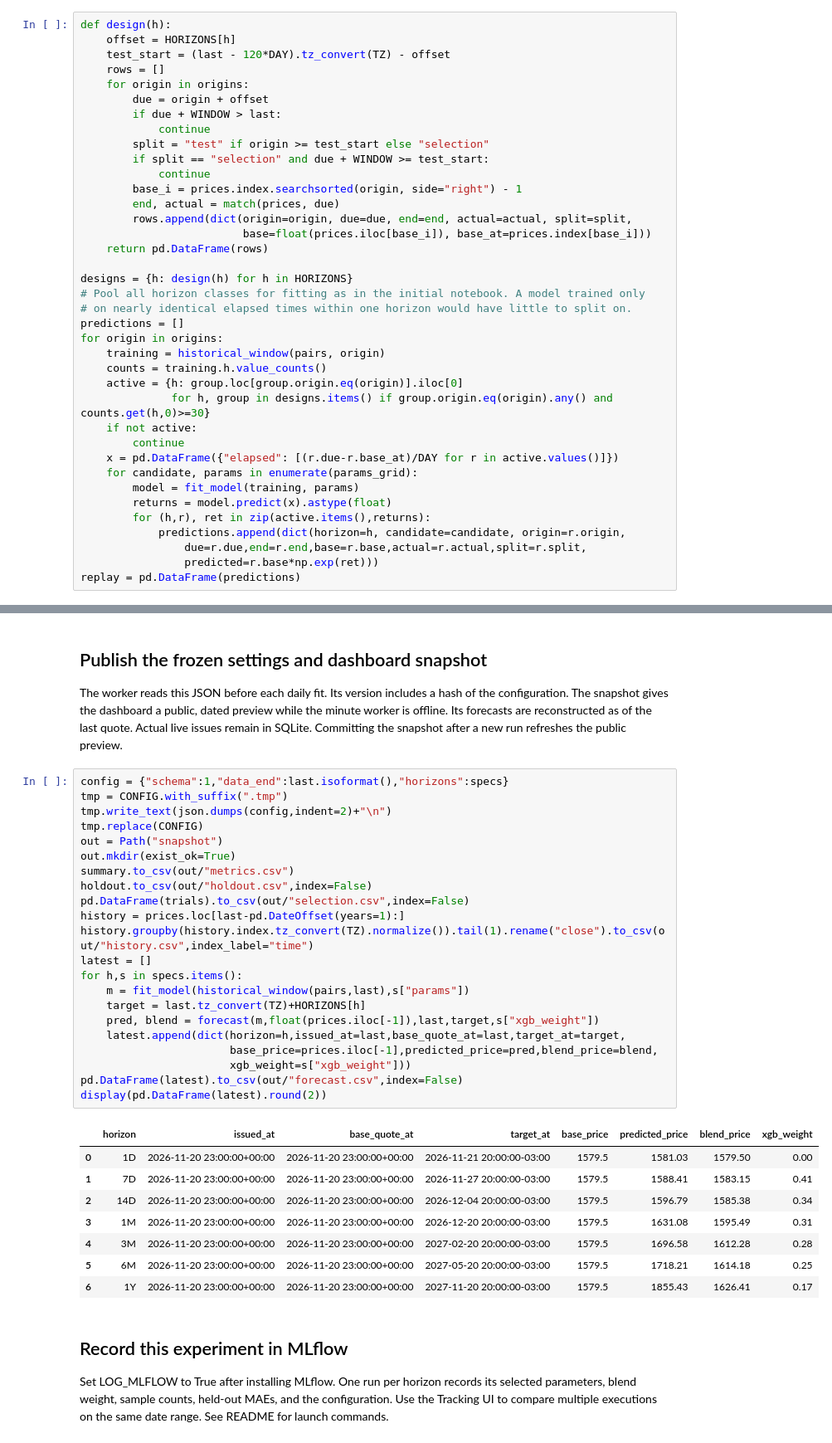
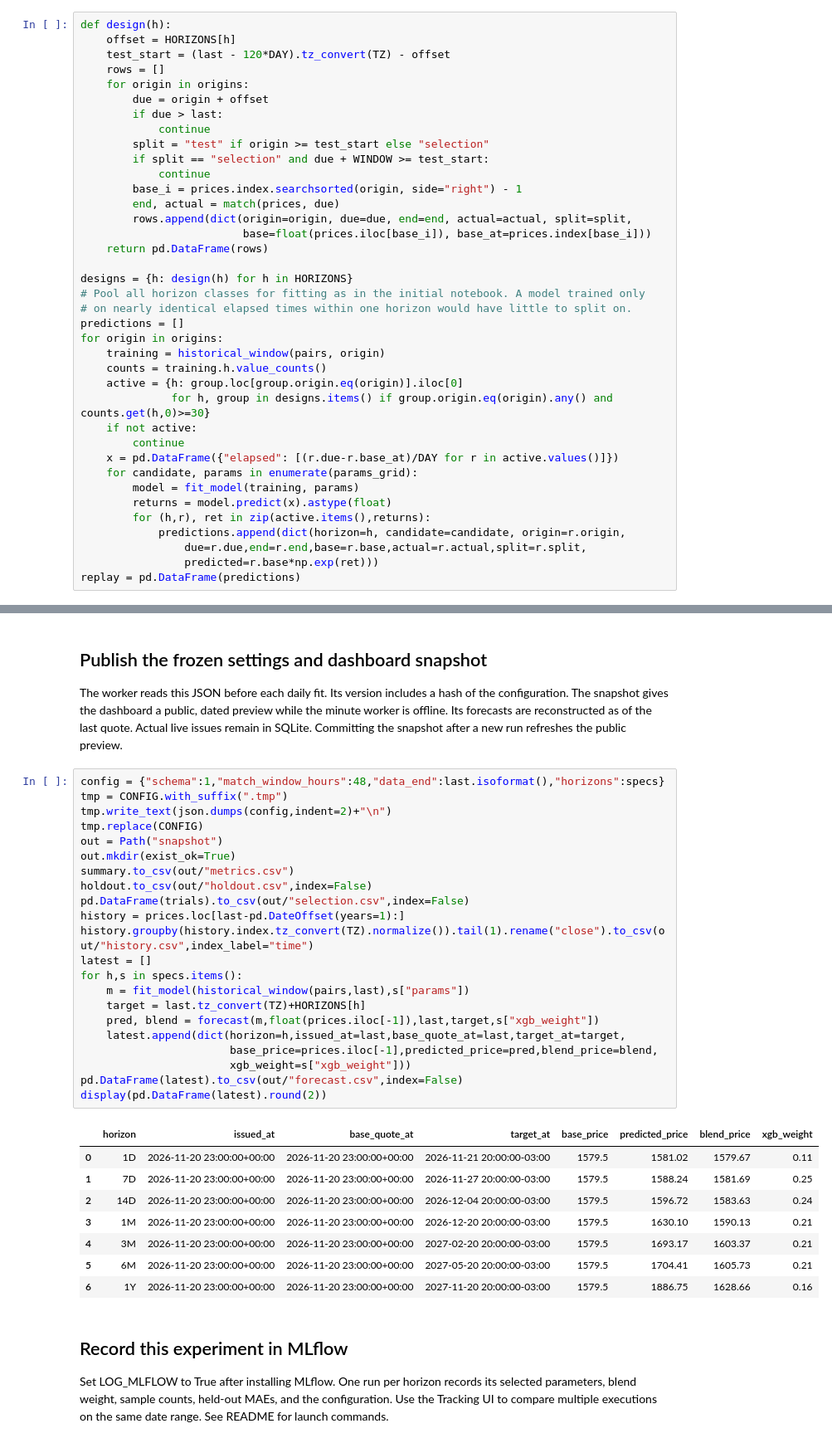
Before and after one commit to floregrin/usd-ars-forecast, a Jupyter notebook: USD_ARS_Final.ipynb, the cells around one changed output, grey strips where cells are left out. Shown at 83% size. Drawn from its saved outputs; the diff is of its cells as text.

```diff
--- a/USD_ARS_Final.ipynb
+++ b/USD_ARS_Final.ipynb
@@ -45,7 +45,7 @@ def design(h):
     rows = []
     for origin in origins:
         due = origin + offset
-        if due + WINDOW > last:
+        if due > last:
             continue
         split = "test" if origin >= test_start else "selection"
         if split == "selection" and due + WINDOW >= test_start:
@@ -147,36 +147,36 @@ plt.show()
 ## Publish the frozen settings and dashboard snapshot
 The worker reads this JSON before each daily fit. Its version includes a hash of the configuration. The snapshot gives the dashboard a public, dated preview while the minute worker is offline. Its forecasts are reconstructed as of the last quote. Actual live issues remain in SQLite. Committing the snapshot after a new run refreshes the public preview.
 # %%
-config = {"schema":1,"data_end":last.isoformat(),"horizons":specs}
+config = {"schema":1,"match_window_hours":48,"data_end":last.isoformat(),"horizons":specs}
 tmp = CONFIG.with_suffix(".tmp")
 tmp.write_text(json.dumps(config,indent=2)+"\n")
 tmp.replace(CONFIG)
 out = Path("snapshot")
 out.mkdir(exist_ok=True)
 summary.to_csv(out/"metrics.csv")
 holdout.to_csv(out/"holdout.csv",index=False)
 pd.DataFrame(trials).to_csv(out/"selection.csv",index=False)
 history = prices.loc[last-pd.DateOffset(years=1):]
 history.groupby(history.index.tz_convert(TZ).normalize()).tail(1).rename("close").to_csv(out/"history.csv",index_label="time")
 latest = []
 for h,s in specs.items():
     m = fit_model(historical_window(pairs,last),s["params"])
     target = last.tz_convert(TZ)+HORIZONS[h]
     pred, blend = forecast(m,float(prices.iloc[-1]),last,target,s["xgb_weight"])
     latest.append(dict(horizon=h,issued_at=last,base_quote_at=last,target_at=target,
                        base_price=prices.iloc[-1],predicted_price=pred,blend_price=blend,
                        xgb_weight=s["xgb_weight"]))
 pd.DataFrame(latest).to_csv(out/"forecast.csv",index=False)
 display(pd.DataFrame(latest).round(2))
 # %% [output]
 |  | horizon | issued_at | base_quote_at | target_at | base_price | predicted_price | blend_price | xgb_weight |
-| 0 | 1D | 2026-11-20 23:00:00+00:00 | 2026-11-20 23:00:00+00:00 | 2026-11-21 20:00:00-03:00 | 1579.5 | 1581.03 | 1579.50 | 0.00 |
-| 1 | 7D | 2026-11-20 23:00:00+00:00 | 2026-11-20 23:00:00+00:00 | 2026-11-27 20:00:00-03:00 | 1579.5 | 1588.41 | 1583.15 | 0.41 |
-| 2 | 14D | 2026-11-20 23:00:00+00:00 | 2026-11-20 23:00:00+00:00 | 2026-12-04 20:00:00-03:00 | 1579.5 | 1596.79 | 1585.38 | 0.34 |
-| 3 | 1M | 2026-11-20 23:00:00+00:00 | 2026-11-20 23:00:00+00:00 | 2026-12-20 20:00:00-03:00 | 1579.5 | 1631.08 | 1595.49 | 0.31 |
-| 4 | 3M | 2026-11-20 23:00:00+00:00 | 2026-11-20 23:00:00+00:00 | 2027-02-20 20:00:00-03:00 | 1579.5 | 1696.58 | 1612.28 | 0.28 |
-| 5 | 6M | 2026-11-20 23:00:00+00:00 | 2026-11-20 23:00:00+00:00 | 2027-05-20 20:00:00-03:00 | 1579.5 | 1718.21 | 1614.18 | 0.25 |
-| 6 | 1Y | 2026-11-20 23:00:00+00:00 | 2026-11-20 23:00:00+00:00 | 2027-11-20 20:00:00-03:00 | 1579.5 | 1855.43 | 1626.41 | 0.17 |
+| 0 | 1D | 2026-11-20 23:00:00+00:00 | 2026-11-20 23:00:00+00:00 | 2026-11-21 20:00:00-03:00 | 1579.5 | 1581.02 | 1579.67 | 0.11 |
+| 1 | 7D | 2026-11-20 23:00:00+00:00 | 2026-11-20 23:00:00+00:00 | 2026-11-27 20:00:00-03:00 | 1579.5 | 1588.24 | 1581.69 | 0.25 |
+| 2 | 14D | 2026-11-20 23:00:00+00:00 | 2026-11-20 23:00:00+00:00 | 2026-12-04 20:00:00-03:00 | 1579.5 | 1596.72 | 1583.63 | 0.24 |
+| 3 | 1M | 2026-11-20 23:00:00+00:00 | 2026-11-20 23:00:00+00:00 | 2026-12-20 20:00:00-03:00 | 1579.5 | 1630.10 | 1590.13 | 0.21 |
+| 4 | 3M | 2026-11-20 23:00:00+00:00 | 2026-11-20 23:00:00+00:00 | 2027-02-20 20:00:00-03:00 | 1579.5 | 1693.17 | 1603.37 | 0.21 |
+| 5 | 6M | 2026-11-20 23:00:00+00:00 | 2026-11-20 23:00:00+00:00 | 2027-05-20 20:00:00-03:00 | 1579.5 | 1704.41 | 1605.73 | 0.21 |
+| 6 | 1Y | 2026-11-20 23:00:00+00:00 | 2026-11-20 23:00:00+00:00 | 2027-11-20 20:00:00-03:00 | 1579.5 | 1886.75 | 1628.66 | 0.16 |
 # %% [markdown]
 ## Record this experiment in MLflow
 Set LOG_MLFLOW to True after installing MLflow. One run per horizon records its selected parameters, blend weight, sample counts, held-out MAEs, and the configuration. Use the Tracking UI to compare multiple executions on the same date range. See README for launch commands.
```
Also changed, not shown: parts of 4 cells of this notebook, 9 other files.
